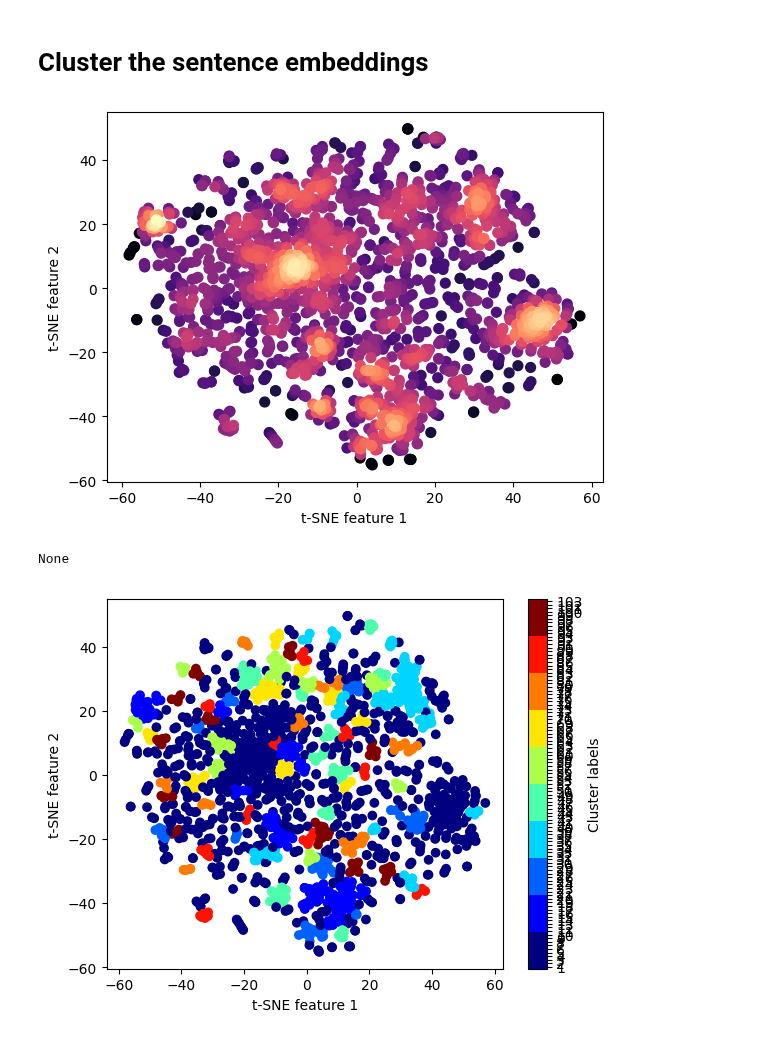
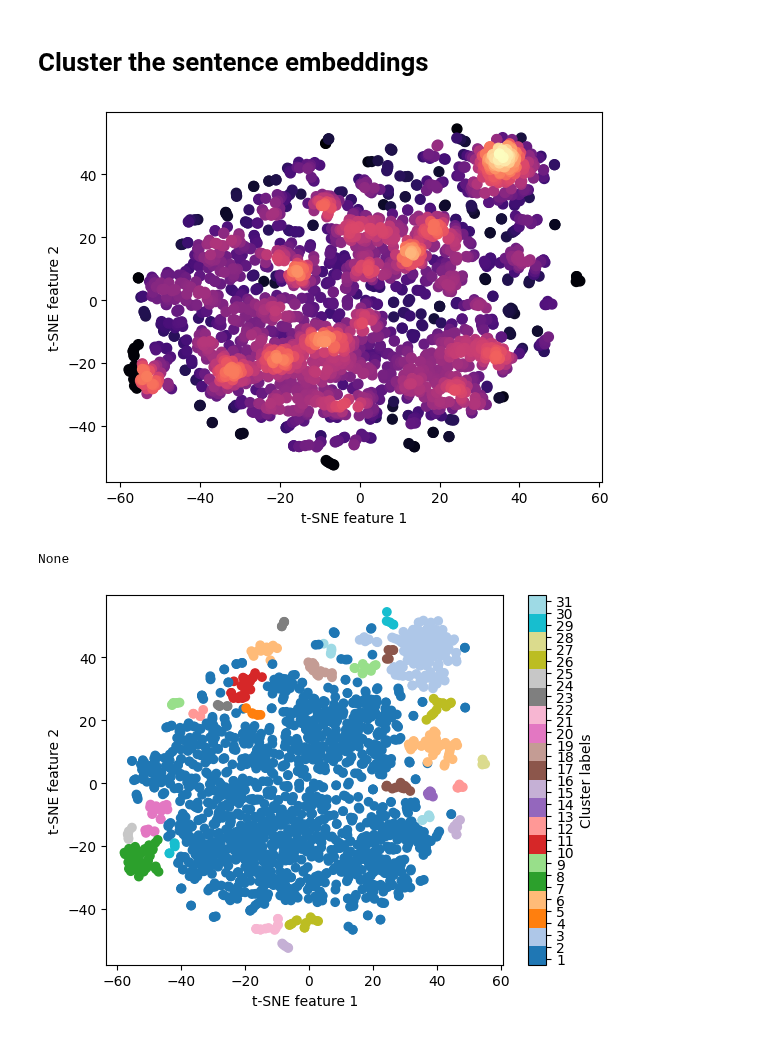
Before and after one commit to AlexandreAdam/Ai4phys_astroai_papers, a Jupyter notebook: notebooks/find_contradictions.ipynb, the cells around one changed output. Cells and saved outputs as stored; diff of their text form; code cells hidden in the pictures.

Commit message:
Added statement labels and embeddings

```diff
--- a/notebooks/find_contradictions.ipynb
+++ b/notebooks/find_contradictions.ipynb
@@ -81,10 +114,11 @@ def tsne_plot(embedding_dataset, perplexity=30.0, learning_rate=50.0, n_iter=100
     ax.set_ylabel("t-SNE feature 2")
     return Y
 
-embedding_vectors = np.load("sentence_embeddings.npy")
+# embedding_vectors = np.load("sentence_embeddings.npy")
+embedding_vectors = np.load("statement_embeddings.npy")
 projected_embedding = tsne_plot(embedding_vectors, perplexity=30)
 # %% [output]
-[figure, old version]
+[figure, new version]
 # %%
 def dbscan_labels(embedding_dataset, eps=5, metric="euclidean", algorithm="auto", leaf_size=30):
     dbscan = DBSCAN(eps=eps,  metric=metric, algorithm=algorithm, leaf_size=leaf_size)
@@ -96,37 +130,37 @@ def kmeans_labels(embedding_dataset, n_clusters=8, init="k-means++", n_init=10,
     Y = kmeans.fit_predict(embedding_dataset)
     return Y
 
-labels = dbscan_labels(projected_embedding, eps=2)
+labels = dbscan_labels(projected_embedding, eps=3)
 # labels = kmeans_labels(projected_embedding, n_clusters=8)
 # %%
 def plot(embedding_dataset, labels, cluster_names=None, eps=5, metric="euclidean", algorithm="auto", leaf_size=30):
     n_clusters = max(labels) + 1
 
     # Create a colormap with only 'n_clusters' colors
-    base_cmap = plt.get_cmap("jet")
-    colors = base_cmap(np.linspace(0, 1, 10))
+    base_cmap = plt.get_cmap("tab20")
+    colors = base_cmap(np.linspace(0, 1, 20))
     cmap = ListedColormap(colors[:n_clusters])
 
     plt.scatter(embedding_dataset[:, 0], embedding_dataset[:, 1], c=labels, cmap=cmap)
     plt.xlabel("t-SNE feature 1")
     plt.ylabel("t-SNE feature 2")
 
     # Normalize and create colorbar
     norm = Normalize(vmin=0, vmax=n_clusters)
     mappable = ScalarMappable(norm=norm, cmap=cmap)
     cbar = plt.colorbar(mappable, ax=plt.gca(), label="Cluster labels")
 
     # Set custom tick positions and labels for the colorbar
     tick_positions = np.arange(n_clusters) + 0.5
     cbar.set_ticks(tick_positions)
     print(cluster_names)
     if cluster_names is not None:
         cbar.set_ticklabels(cluster_names)
     else:
         cbar.set_ticklabels(np.arange(1, n_clusters + 1))
 
 plot(projected_embedding, labels)
 # %% [output]
 None
-[figure, old version]
+[figure, new version]
 # %%
```
Also changed, not shown: parts of 7 cells of this notebook, 2 other files.
